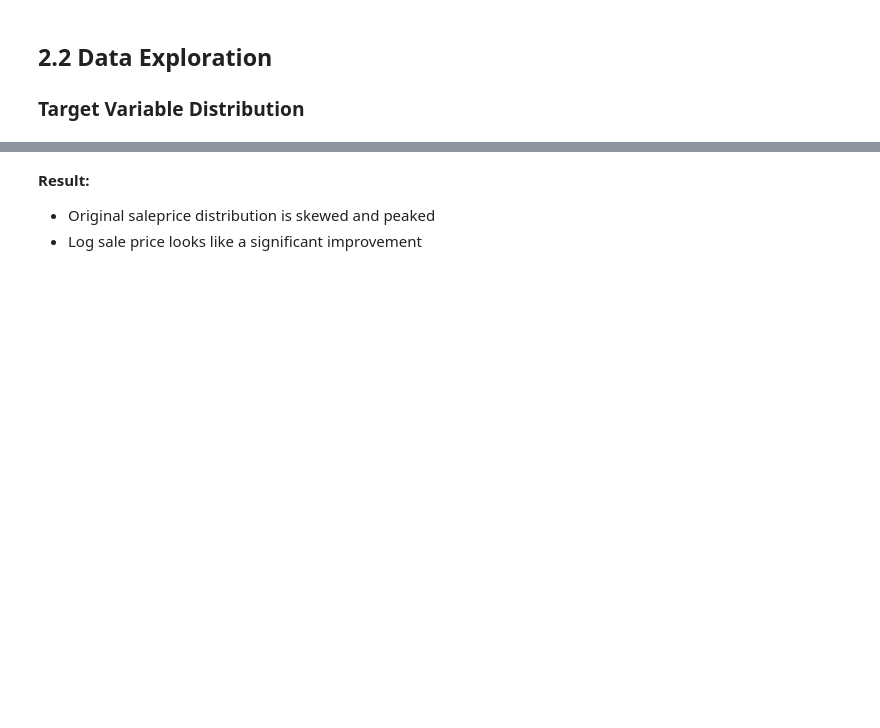
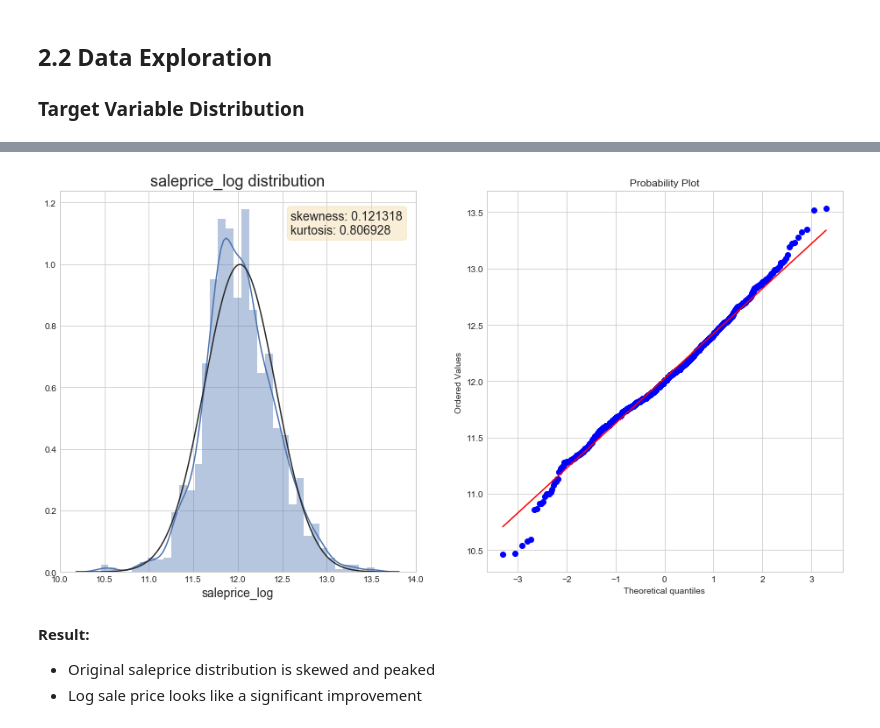
Before and after one commit to brianmcguckin/thinkful_unit_03_capstone, a Jupyter notebook: unit_03_capstone.ipynb, the cells around one changed output, grey strips where cells are left out. Saved outputs shown, nothing was run; the diff lists cells and outputs as text; code cells hidden in the pictures; blank space fills up the shorter version.

```diff
--- a/unit_03_capstone.ipynb
+++ b/unit_03_capstone.ipynb
@@ -264,3 +261,24 @@ plt.show()
+# %%
+#log saleprice to get more normal distribution
+saleprice_log = np.log(train['saleprice'])
+
+plt.figure(figsize=(16,8))
+
+ax1 = plt.subplot(121)
+sns.distplot(saleprice_log, ax=ax1, fit=norm)
+ax1.set_xlabel('saleprice_log', size=14)
+ax1.set_title('saleprice_log distribution', size=18)
+textstr2 = 'skewness: %f\nkurtosis: %f' % (saleprice_log.skew(),
+                                           saleprice_log.kurt())
+ax1.text(0.65, 0.95, textstr2, transform=ax1.transAxes, fontsize=14,
+         verticalalignment='top', bbox=props)
+
+ax2 = plt.subplot(122)
+res = stats.probplot(saleprice_log, plot=plt)
+
+plt.show()
+# %% [output]
+[figure, added]
 # %% [markdown]
 __Result:__
 - Original saleprice distribution is skewed and peaked
```
Also changed, not shown: parts of 6 cells of this notebook.
